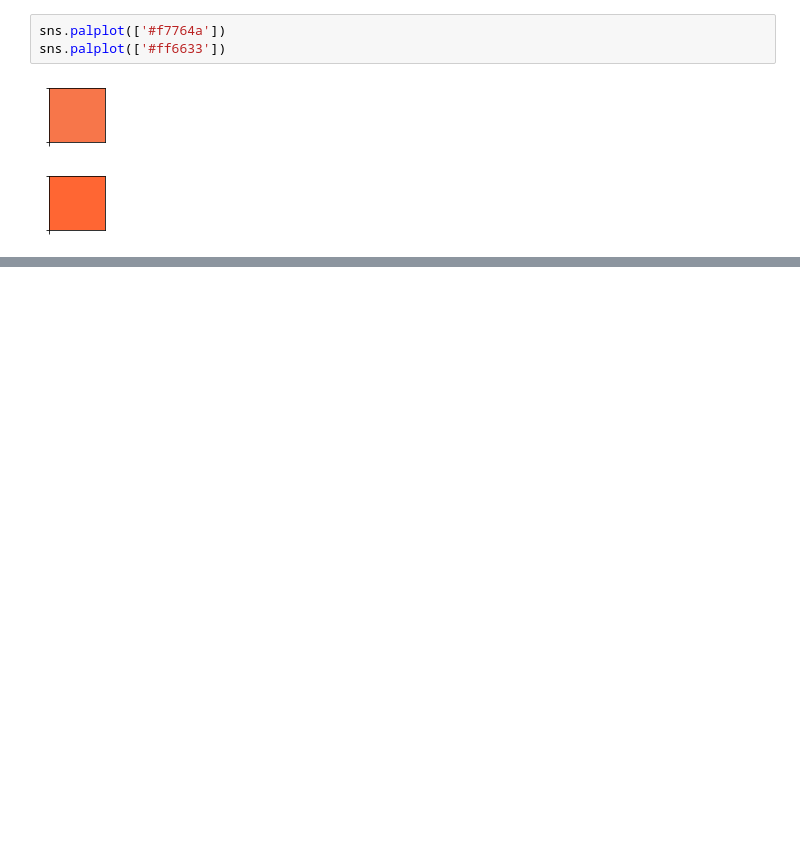
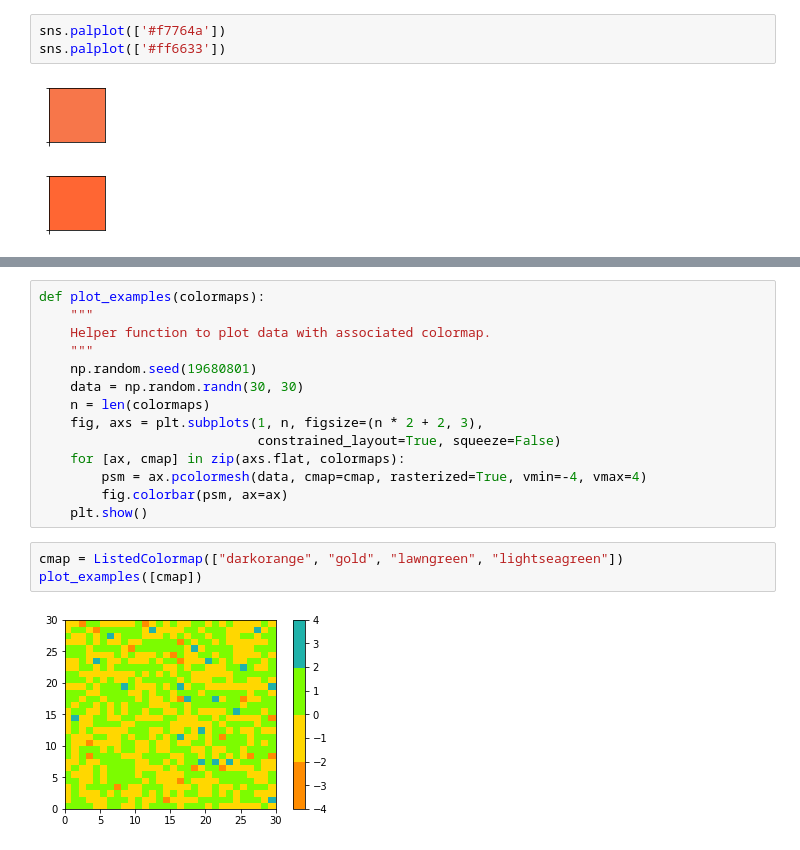
Before and after one commit to remember-past/Template, a Jupyter notebook: python/plot_example/color_list/color_list_notebook.ipynb, the cells around one changed output, grey strips where cells are left out. Cells and saved outputs as stored; diff of their text form; blank space fills up the shorter version.

```diff
--- a/python/plot_example/color_list/color_list_notebook.ipynb
+++ b/python/plot_example/color_list/color_list_notebook.ipynb
@@ -163,0 +264,19 @@ sns.palplot(['#ff6633'])
+# %%
+def plot_examples(colormaps):
+    """
+    Helper function to plot data with associated colormap.
+    """
+    np.random.seed(19680801)
+    data = np.random.randn(30, 30)
+    n = len(colormaps)
+    fig, axs = plt.subplots(1, n, figsize=(n * 2 + 2, 3),
+                            constrained_layout=True, squeeze=False)
+    for [ax, cmap] in zip(axs.flat, colormaps):
+        psm = ax.pcolormesh(data, cmap=cmap, rasterized=True, vmin=-4, vmax=4)
+        fig.colorbar(psm, ax=ax)
+    plt.show()
+# %%
+cmap = ListedColormap(["darkorange", "gold", "lawngreen", "lightseagreen"])
+plot_examples([cmap])
+# %% [output]
+[figure, added]
```
Also changed, not shown: parts of 30 cells of this notebook.
